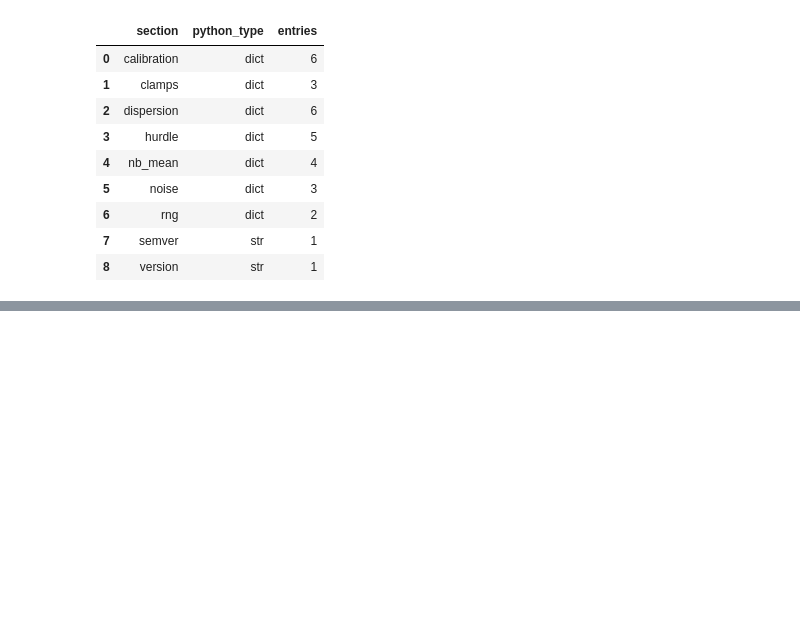
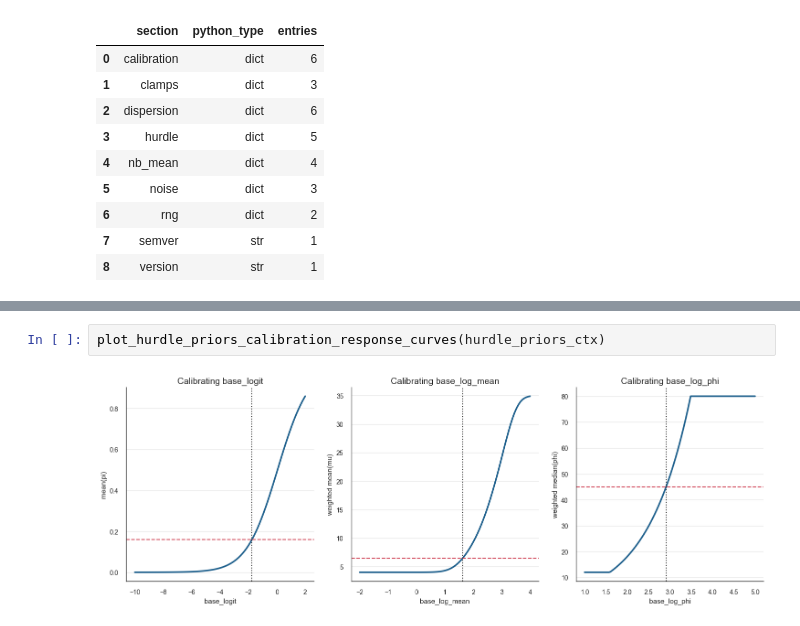
Before and after one commit to EsosaOrumwese/fraud-detection-system, a Jupyter notebook: analysis/dev_full_offline_investigation/00_investigation/notebooks/00_understanding_governed_data_world_p1.ipynb, the cells around one changed output, grey strips where cells are left out. Cells and saved outputs as stored; diff of their text form; blank space fills up the shorter version.

```diff
--- a/analysis/dev_full_offline_investigation/00_investigation/notebooks/00_understanding_governed_data_world_p1.ipynb
+++ b/analysis/dev_full_offline_investigation/00_investigation/notebooks/00_understanding_governed_data_world_p1.ipynb
@@ -1977,0 +2552,4 @@ top_level_section_count: 9
+# %%
+plot_hurdle_priors_calibration_response_curves(hurdle_priors_ctx)
+# %% [output]
+[figure, added]
```
Also changed, not shown: parts of 17 cells of this notebook.
